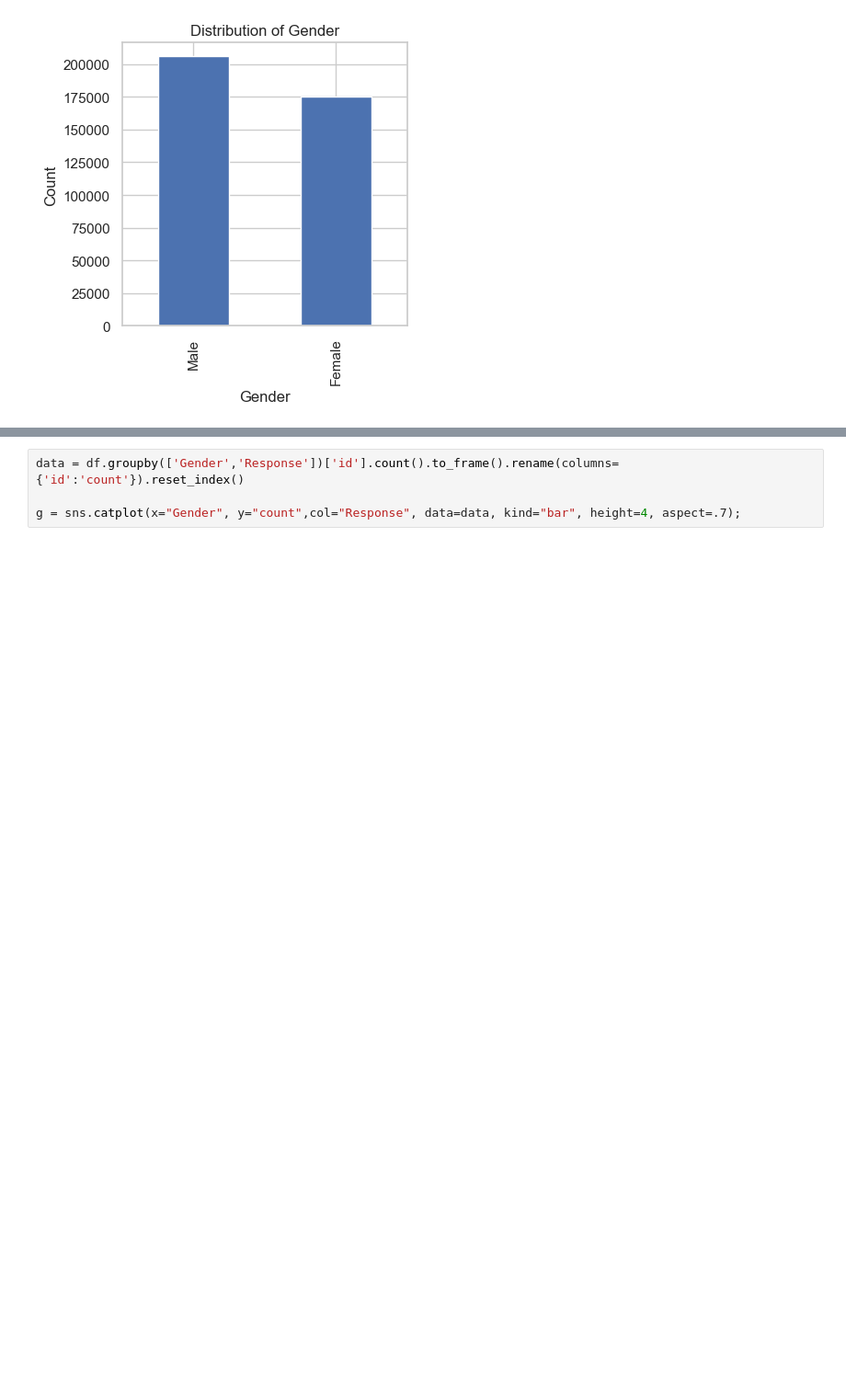
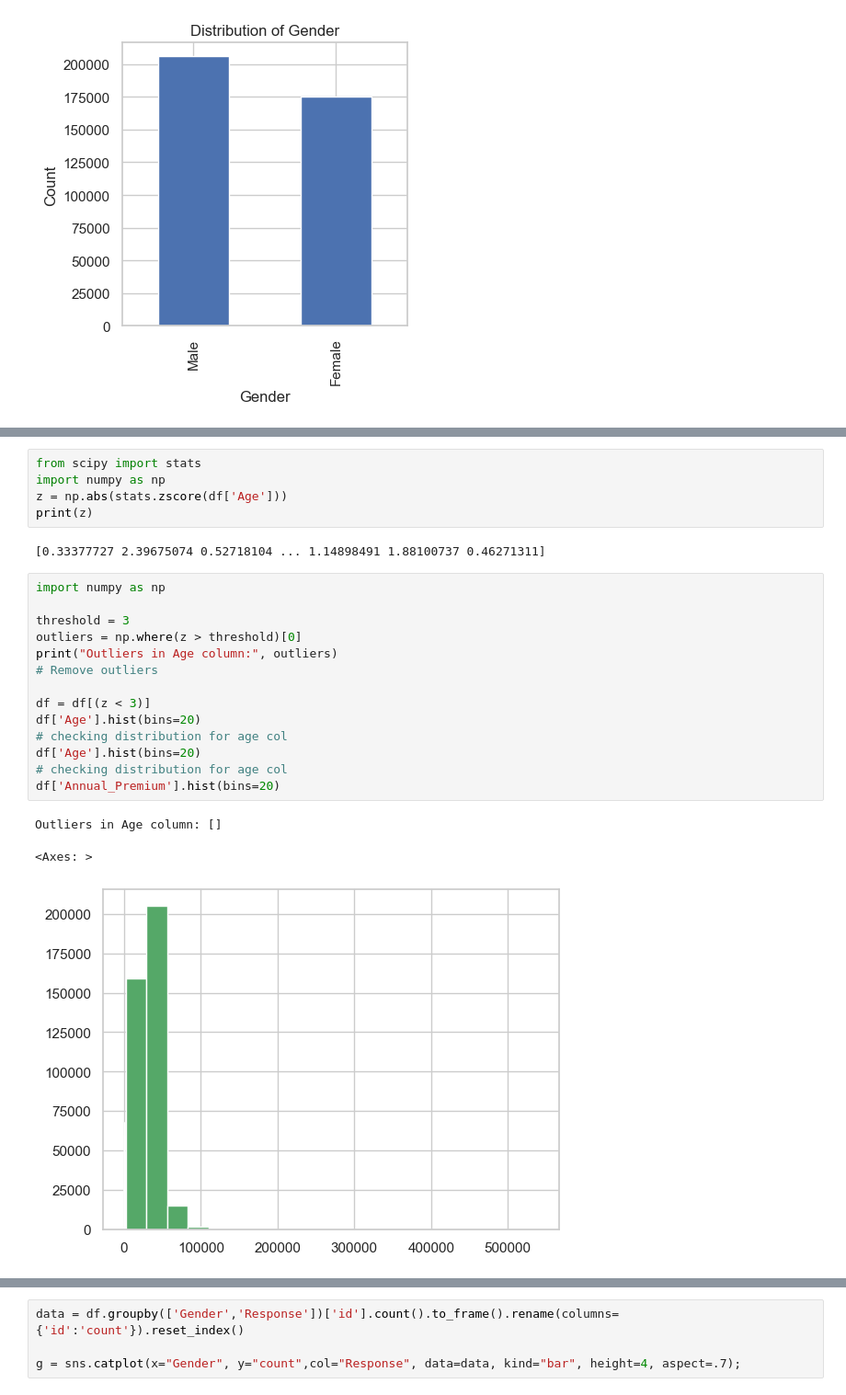
Before and after one commit to ANKUSHSINGH-PAT/Vehicle_Insurance_ML, a Jupyter notebook: notebook/exp-notebook.ipynb, the cells around one changed output, grey strips where cells are left out. Shown at 92% size. Drawn from its saved outputs; the diff is of its cells as text; blank space fills up the shorter version.

```diff
--- a/notebook/exp-notebook.ipynb
+++ b/notebook/exp-notebook.ipynb
@@ -151,0 +159,25 @@ plt.show()
+# %%
+from scipy import stats
+import numpy as np
+z = np.abs(stats.zscore(df['Age']))
+print(z)
+# %% [output]
+[0.33377727 2.39675074 0.52718104 ... 1.14898491 1.88100737 0.46271311]
+# %%
+import numpy as np
+
+threshold = 3
+outliers = np.where(z > threshold)[0]
+print("Outliers in Age column:", outliers)
+# Remove outliers
+
+df = df[(z < 3)]
+df['Age'].hist(bins=20)
+# checking distribution for age col
+df['Age'].hist(bins=20)
+# checking distribution for age col
+df['Annual_Premium'].hist(bins=20)
+# %% [output]
+Outliers in Age column: []
+<Axes: >
+[figure, added]
```
Also changed, not shown: parts of 28 cells of this notebook, 1 other file.
